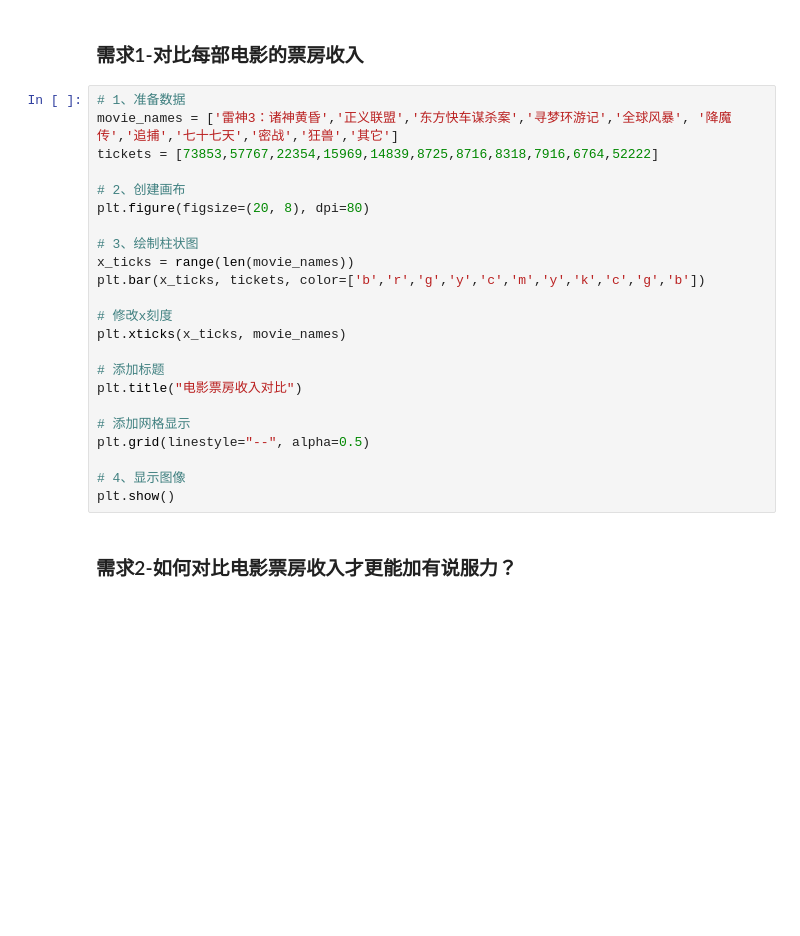
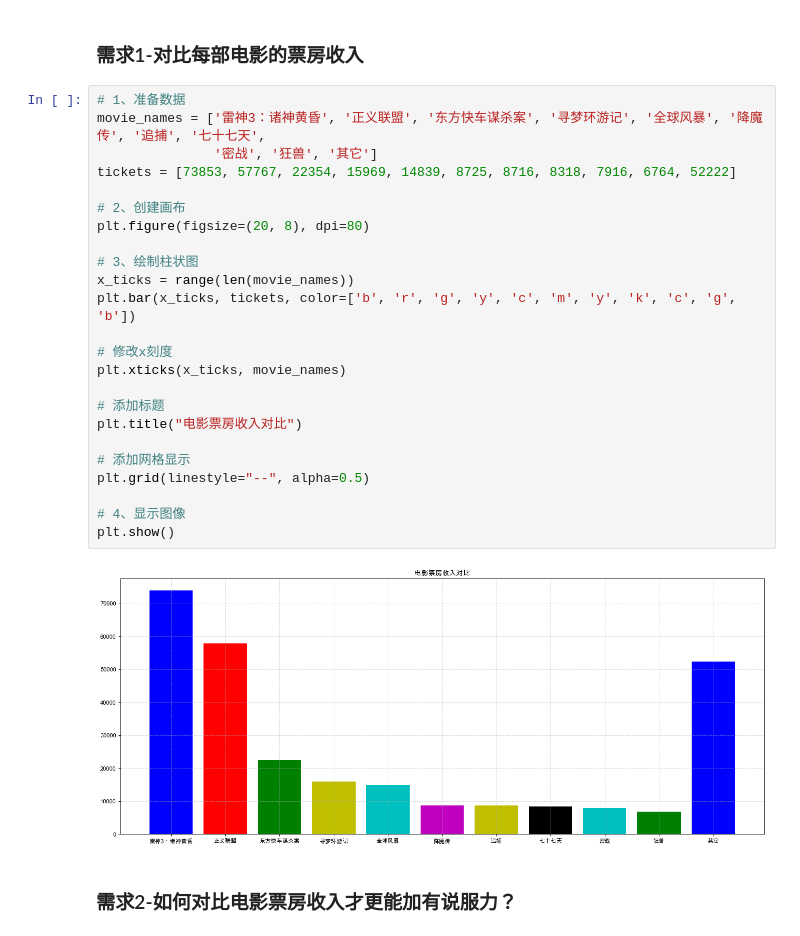
Before and after one commit to L2ncE/DataMining-Study, a Jupyter notebook: matplotlib_demo.ipynb, the cells around one changed output. Saved outputs shown, nothing was run; the diff lists cells and outputs as text; blank space fills up the shorter version.

```diff
--- a/matplotlib_demo.ipynb
+++ b/matplotlib_demo.ipynb
@@ -184,27 +199,30 @@ plt.show()
 ### 需求1-对比每部电影的票房收入
 # %%
 # 1、准备数据
-movie_names = ['雷神3：诸神黄昏','正义联盟','东方快车谋杀案','寻梦环游记','全球风暴', '降魔传','追捕','七十七天','密战','狂兽','其它']
-tickets = [73853,57767,22354,15969,14839,8725,8716,8318,7916,6764,52222]
+movie_names = ['雷神3：诸神黄昏', '正义联盟', '东方快车谋杀案', '寻梦环游记', '全球风暴', '降魔传', '追捕', '七十七天',
+               '密战', '狂兽', '其它']
+tickets = [73853, 57767, 22354, 15969, 14839, 8725, 8716, 8318, 7916, 6764, 52222]
 
 # 2、创建画布
 plt.figure(figsize=(20, 8), dpi=80)
 
 # 3、绘制柱状图
 x_ticks = range(len(movie_names))
-plt.bar(x_ticks, tickets, color=['b','r','g','y','c','m','y','k','c','g','b'])
+plt.bar(x_ticks, tickets, color=['b', 'r', 'g', 'y', 'c', 'm', 'y', 'k', 'c', 'g', 'b'])
 
 # 修改x刻度
 plt.xticks(x_ticks, movie_names)
 
 # 添加标题
 plt.title("电影票房收入对比")
 
 # 添加网格显示
 plt.grid(linestyle="--", alpha=0.5)
 
 # 4、显示图像
 plt.show()
+# %% [output]
+[figure, added]
 # %% [markdown]
 ### 需求2-如何对比电影票房收入才更能加有说服力？
 # %%
```
Also changed, not shown: parts of 15 cells of this notebook.
